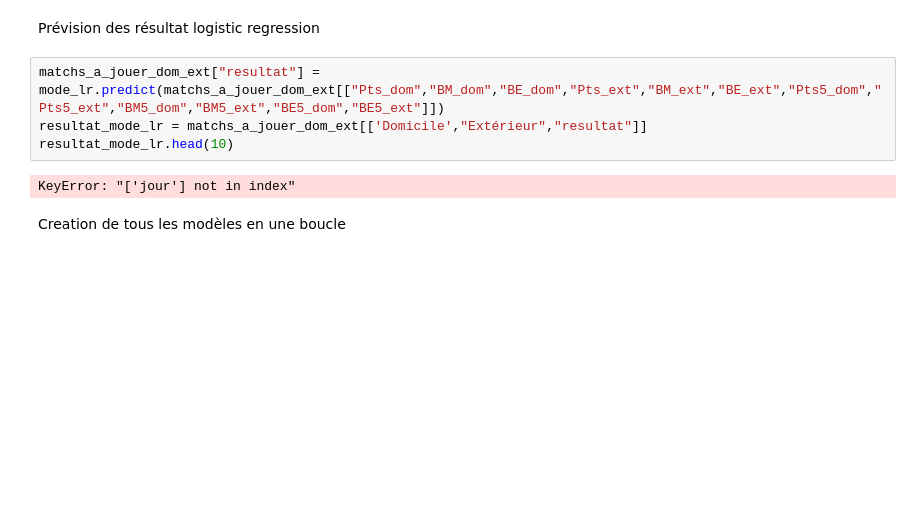
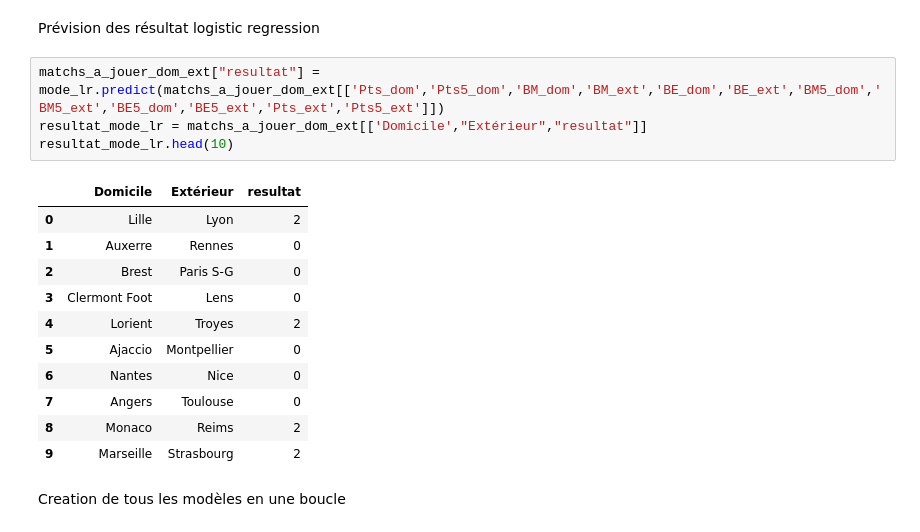
Before and after one commit to Jules101001/Football_pr-vision, a Jupyter notebook: previsionligue1 Avancé.ipynb, the cells around one changed output. Drawn from its saved outputs; the diff is of its cells as text; blank space fills up the shorter version.

```diff
--- a/previsionligue1 Avancé.ipynb
+++ b/previsionligue1 Avancé.ipynb
@@ -928,11 +954,21 @@ print(somme_bet)
 # %% [markdown]
 Prévision des résultat logistic regression
 # %%
-matchs_a_jouer_dom_ext["resultat"] = mode_lr.predict(matchs_a_jouer_dom_ext[["Pts_dom","BM_dom","BE_dom","Pts_ext","BM_ext","BE_ext","Pts5_dom","Pts5_ext","BM5_dom","BM5_ext","BE5_dom","BE5_ext"]])
+matchs_a_jouer_dom_ext["resultat"] = mode_lr.predict(matchs_a_jouer_dom_ext[['Pts_dom','Pts5_dom','BM_dom','BM_ext','BE_dom','BE_ext','BM5_dom','BM5_ext','BE5_dom','BE5_ext','Pts_ext','Pts5_ext']])
 resultat_mode_lr = matchs_a_jouer_dom_ext[['Domicile',"Extérieur","resultat"]]
 resultat_mode_lr.head(10)
 # %% [output]
-KeyError: "['jour'] not in index"
+|  | Domicile | Extérieur | resultat |
+| 0 | Lille | Lyon | 2 |
+| 1 | Auxerre | Rennes | 0 |
+| 2 | Brest | Paris S-G | 0 |
+| 3 | Clermont Foot | Lens | 0 |
+| 4 | Lorient | Troyes | 2 |
+| 5 | Ajaccio | Montpellier | 0 |
+| 6 | Nantes | Nice | 0 |
+| 7 | Angers | Toulouse | 0 |
+| 8 | Monaco | Reims | 2 |
+| 9 | Marseille | Strasbourg | 2 |
 # %% [markdown]
 Creation de tous les modèles en une boucle
 # %%
```
Also changed, not shown: parts of 11 cells of this notebook.
